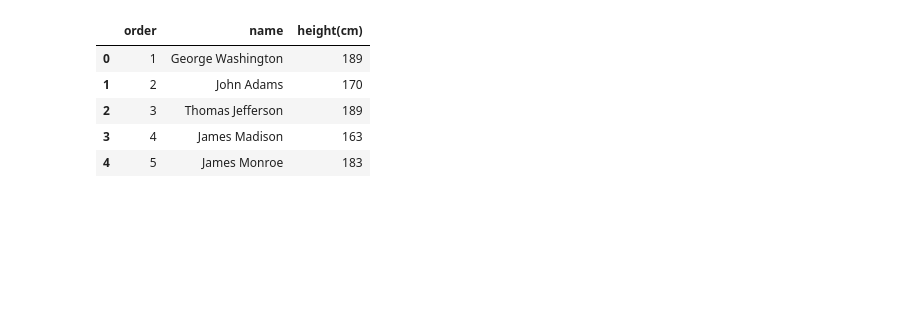
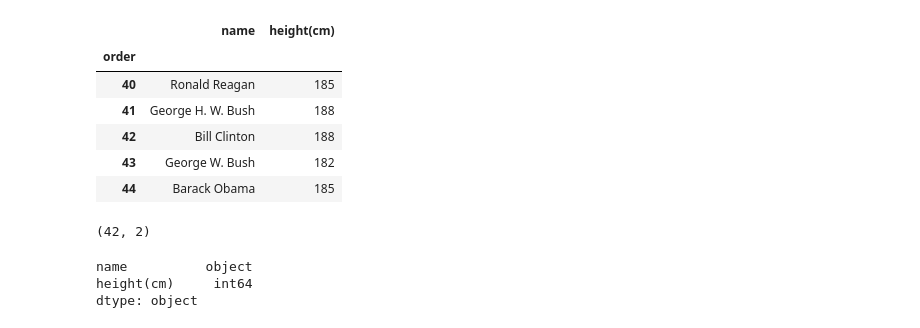
Before and after one commit to hch507/president_height-analysis, a Jupyter notebook: Untitled3.ipynb, the cells around one changed output. Drawn from its saved outputs; the diff is of its cells as text; code cells hidden in the pictures; blank space fills up the shorter version.

```diff
--- a/Untitled3.ipynb
+++ b/Untitled3.ipynb
@@ -9,11 +13,23 @@ import io
 # %%
-df =pd.read_csv(io.BytesIO(myfile['president_heights.csv']))
+df =pd.read_csv(io.BytesIO(myfile['president_heights.csv']),index_col =0)
 # %%
 df.head()
+df.tail()
 # %% [output]
-|  | order | name | height(cm) |
-| 0 | 1 | George Washington | 189 |
-| 1 | 2 | John Adams | 170 |
-| 2 | 3 | Thomas Jefferson | 189 |
-| 3 | 4 | James Madison | 163 |
-| 4 | 5 | James Monroe | 183 |
+|  | name | height(cm) |
+| order |  |  |
+| 40 | Ronald Reagan | 185 |
+| 41 | George H. W. Bush | 188 |
+| 42 | Bill Clinton | 188 |
+| 43 | George W. Bush | 182 |
+| 44 | Barack Obama | 185 |
+# %%
+df.shape
+# %% [output]
+(42, 2)
+# %%
+df.dtypes
+# %% [output]
+name          object
+height(cm)     int64
+dtype: object
```
Also changed, not shown: parts of 9 cells of this notebook.
